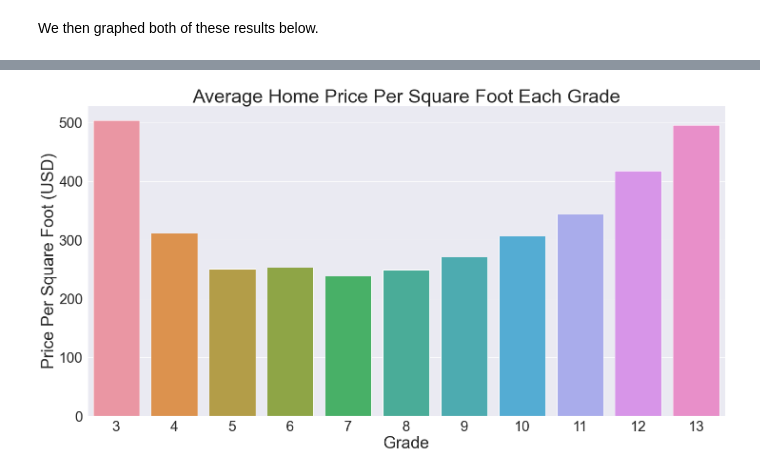
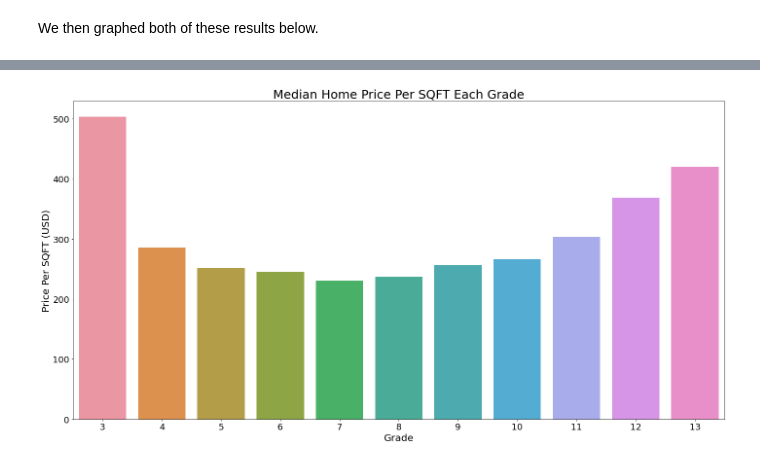
Before and after one commit to soohojp/Phase2_Project, a Jupyter notebook: Price_Grade_Sqft.ipynb, the cells around one changed output, grey strips where cells are left out. Drawn from its saved outputs; the diff is of its cells as text; code cells hidden in the pictures.

```diff
--- a/Price_Grade_Sqft.ipynb
+++ b/Price_Grade_Sqft.ipynb
@@ -47,0 +27,3 @@ We decided to run a statmodel ols linear regression test. Since this is just an
+# %%
+df_grade = pd.read_csv("data/master_data_2.csv")
+df_grade
@@ -47,0 +46,2 @@ We decided to run a statmodel ols linear regression test. Since this is just an
+# %%
+grade_redux = df_grade[["price","grade","sqft_living"]]
@@ -77,9 +91,9 @@ As we can see this basic untrained model was able to predict 44% of our variatio
 # %%
-avg_price_by_grade = grade_redux.groupby(['grade']).mean(['price','sqft_living'])
-ind = avg_price_by_grade.index
-avg_price_by_grade["price_per_sqft_liv"] = avg_price_by_grade['price']/avg_price_by_grade['sqft_living']
+med_price_by_grade = grade_redux.groupby(['grade']).median(['price','sqft_living'])
+ind = med_price_by_grade.index
+med_price_by_grade["price_per_sqft_liv"] = med_price_by_grade['price']/med_price_by_grade['sqft_living']
 
-avg_price_by_grade
+med_price_by_grade
 # %% [output]
 |  | price | sqft_living | price_per_sqft_liv |
 | grade |  |  |  |
@@ -110,10 +147,9 @@ SyntaxError: invalid syntax (<ipython-input-29-c888344d9f03>, line 2)
 # %%
 plt.figure (figsize=(24,12))
-
 ax = sns.barplot(x = ind,  y = avg_price_by_grade["price_per_sqft_liv"])
-ax.set_xlabel("Grade", fontsize = 35)
-ax.set_ylabel("Price Per Square Foot (USD)", fontsize = 35)
-ax.set_title("Average Home Price Per Square Foot Each Grade", fontsize = 40)
-plt.tick_params(axis='both', which='major', labelsize=30)
+ax.set_xlabel("Grade", fontsize = 20)
+ax.set_ylabel("Price Per SQFT (USD)", fontsize = 20)
+ax.set_title("Median Home Price Per SQFT Each Grade", fontsize = 25)
+plt.tick_params(axis='both', which='major', labelsize=18)
 # %% [output]
-[figure, old version]
+[figure, new version]
```
Also changed, not shown: parts of 36 cells of this notebook.
